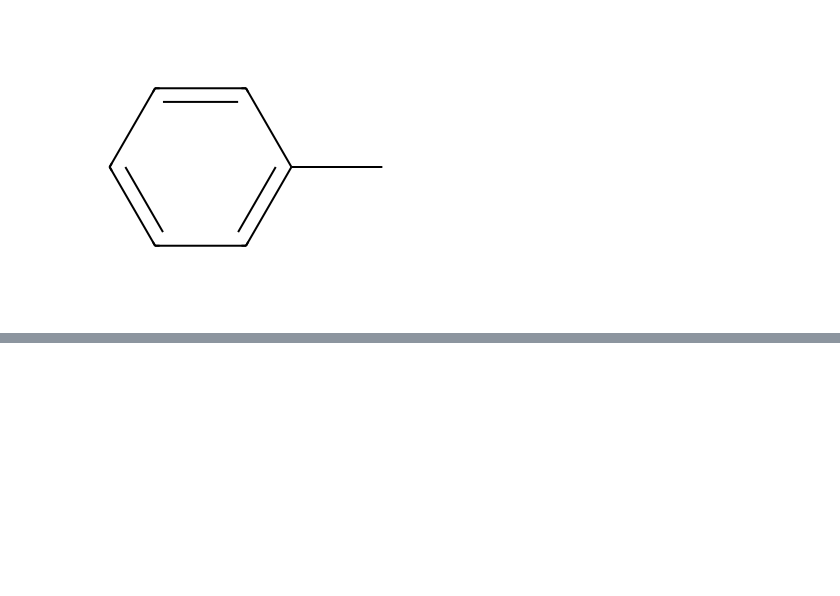
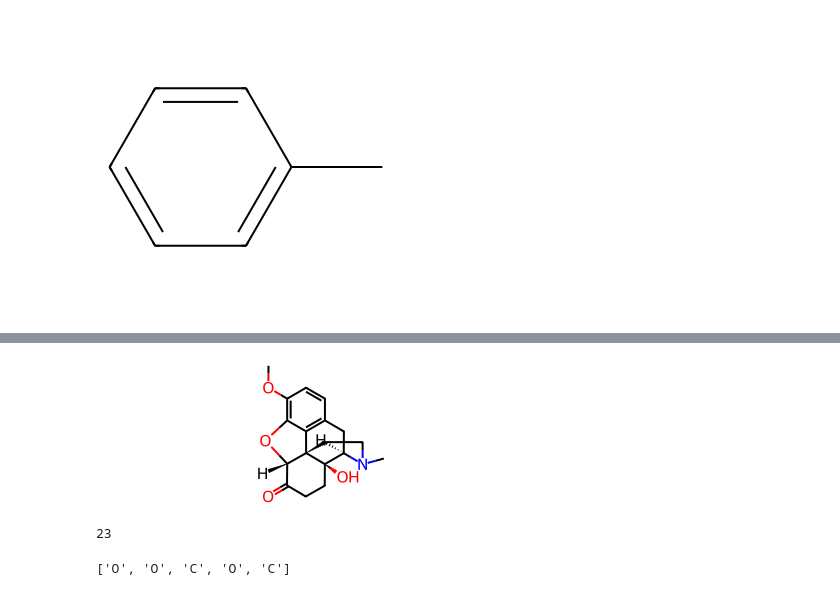
Before and after one commit to lfer9980/tesis, a Jupyter notebook: rdkit.ipynb, the cells around one changed output, grey strips where cells are left out. Saved outputs shown, nothing was run; the diff lists cells and outputs as text; code cells hidden in the pictures; blank space fills up the shorter version.

```diff
--- a/rdkit.ipynb
+++ b/rdkit.ipynb
@@ -31,0 +47,23 @@ img
+# %%
+""" oxycodone from https://go.drugbank.com/drugs/DB00497 """
+""" import as a MOL FORMAT """
+
+import requests
+
+oxycodone_url = 'https://go.drugbank.com/structures/small_molecule_drugs/DB00497.mol'
+oxycodone_mol = requests.get('https://go.drugbank.com/structures/small_molecule_drugs/DB00497.mol').text
+
+oxycodone = Chem.MolFromMolBlock(oxycodone_mol)
+oxycodone
+# %% [output]
+[figure, added]
+# %%
+oxycodone.GetNumAtoms()
+# %% [output]
+23
+# %%
+""" list comprehensions for operations with molecules"""
+
+[atom.GetSymbol() for atom in oxycodone.GetAtoms() if not atom.IsInRing()]
+# %% [output]
+['O', 'O', 'C', 'O', 'C']
```
Also changed, not shown: parts of 9 cells of this notebook.
